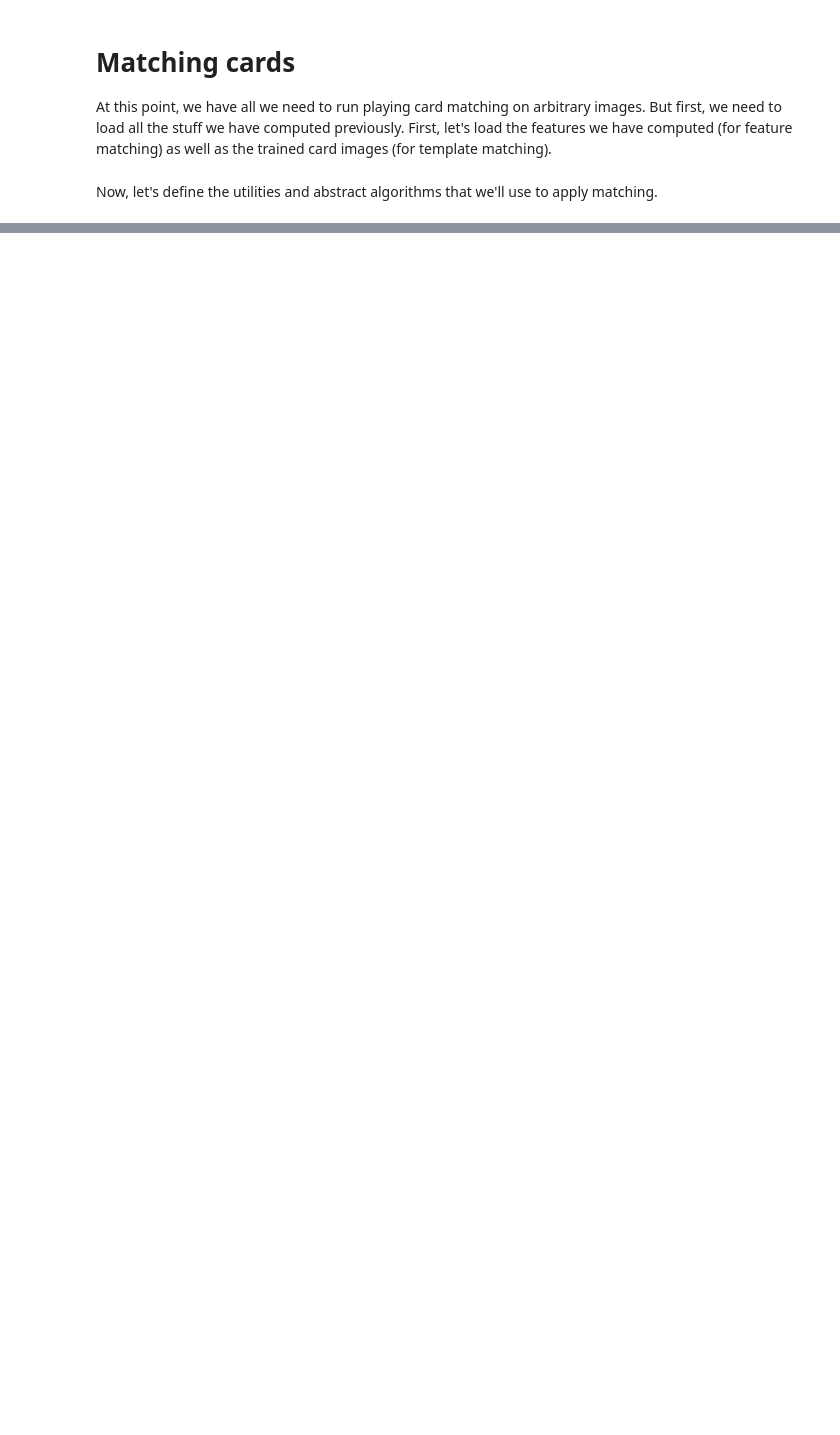
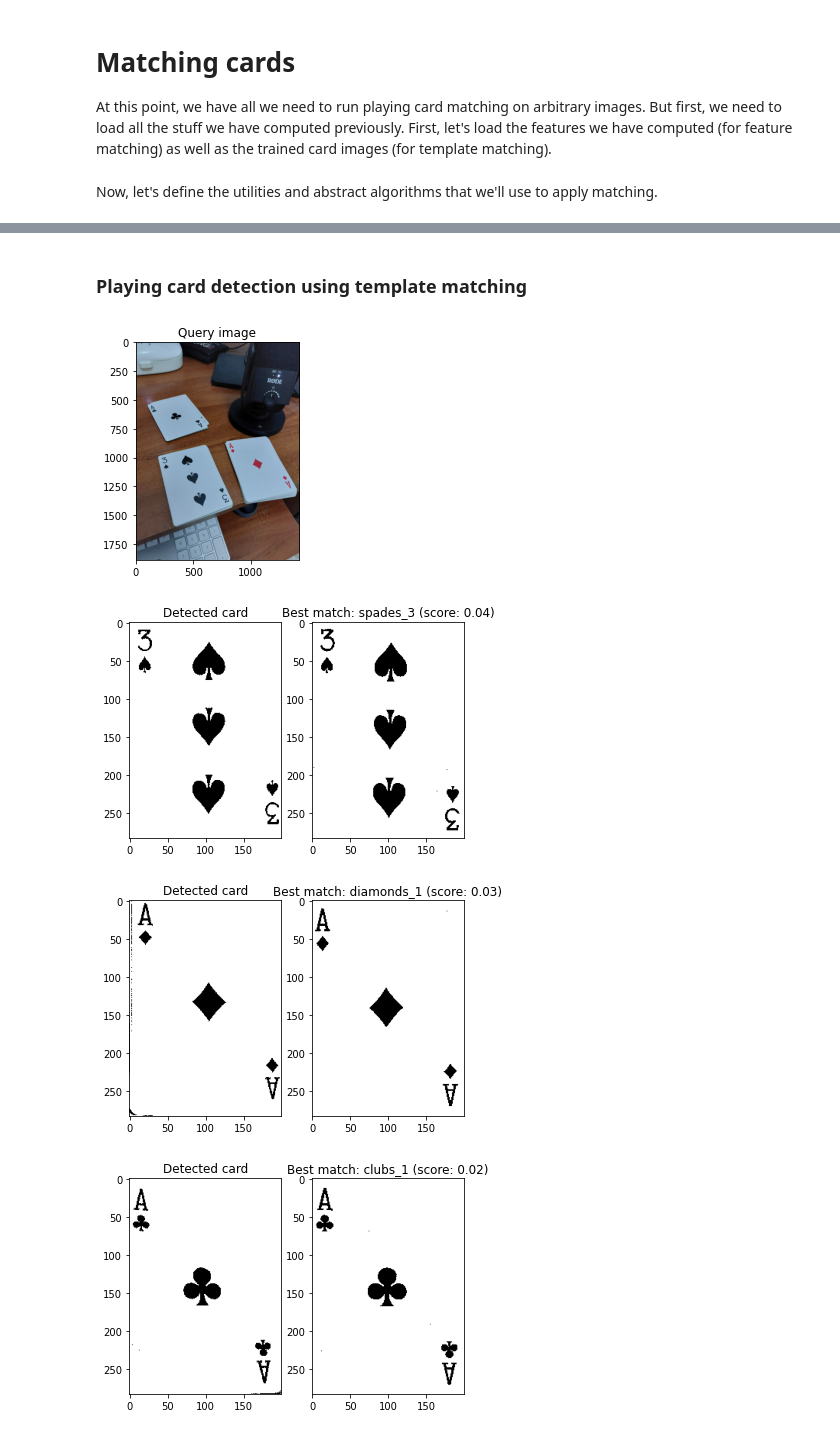
Before and after one commit to GuilleX7/PlayingCardDetection, a Jupyter notebook: src/main.ipynb, the cells around one changed output, grey strips where cells are left out. Drawn from its saved outputs; the diff is of its cells as text; code cells hidden in the pictures; blank space fills up the shorter version.

```diff
--- a/src/main.ipynb
+++ b/src/main.ipynb
@@ -501,0 +530,19 @@ show_card_matches(query_image, valid_card_matches)
+# %% [markdown]
+### Playing card detection using template matching
+# %%
+query_image = cv.imread(get_query_image_path("q17.jpg"))
+
+card_matches = match_cards_by_template(
+    query_image,
+    training_cards,
+    lambda image1, image2: template_matcher(image1, image2, cv.TM_SQDIFF_NORMED),
+    min
+)
+
+valid_card_matches = get_valid_card_matches(card_matches, lambda score: score < 0.1)
+show_card_matches(query_image, training_cards["regular"], valid_card_matches)
+# %% [output]
+[figure, added]
+[figure, added]
+[figure, added]
+[figure, added]
```
Also changed, not shown: parts of 8 cells of this notebook, 4 other files.
